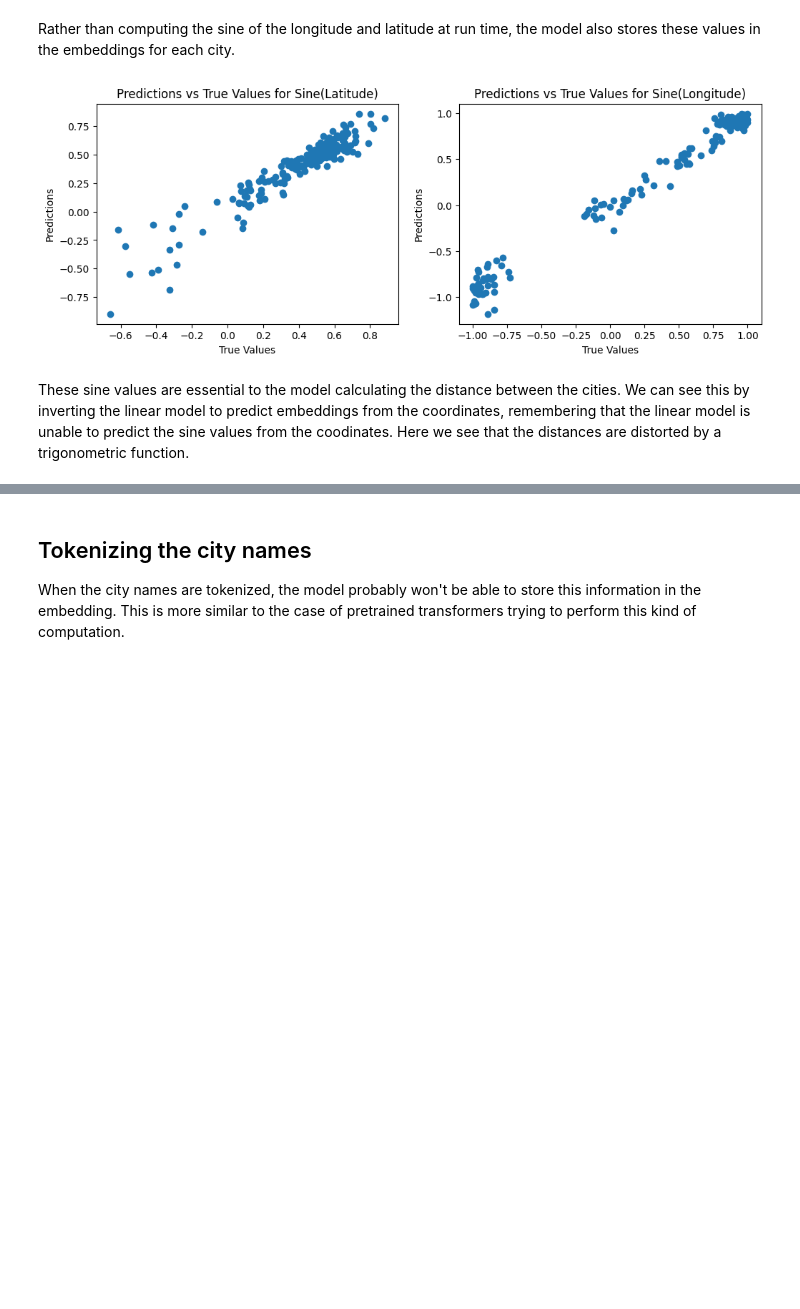
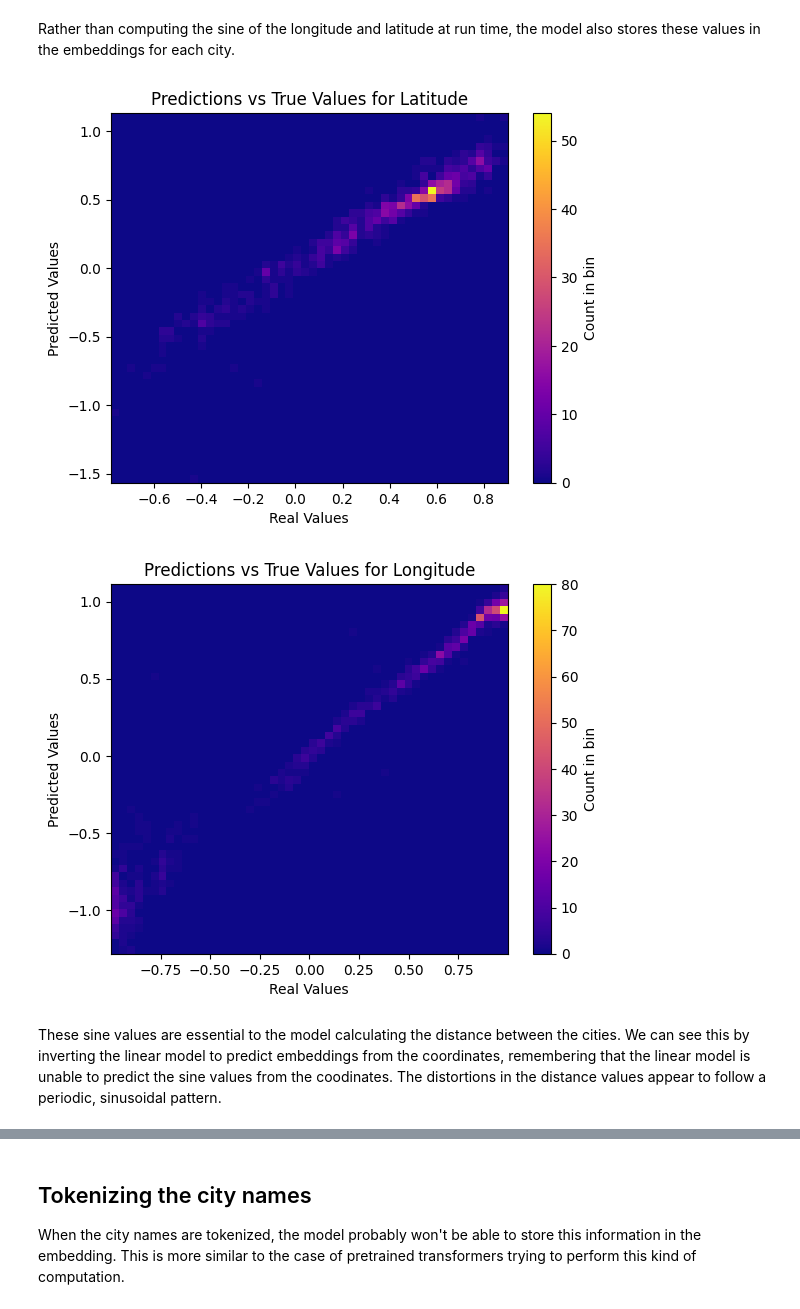
Before and after one commit to pleask/llm-geography, a Jupyter notebook: analysis.ipynb, the cells around one changed output, grey strips where cells are left out. Drawn from its saved outputs; the diff is of its cells as text; code cells hidden in the pictures; blank space fills up the shorter version.

```diff
--- a/analysis.ipynb
+++ b/analysis.ipynb
@@ -150,23 +133,22 @@ for param in model.embedding.parameters():
     embeddings = param.detach().cpu().numpy()
     break
 
-sine_coords = [d[1] for d in coordinate_dataset]
+coords = [d[1] for d in coordinate_dataset]
 
-X_train, X_test, y_train, y_test = train_test_split(embeddings, sine_coords, test_size=0.2, random_state=42)
-embedding_coordinate_linear_regressor = Ridge()
-embedding_coordinate_linear_regressor.fit(X_train, y_train)
+def coordinate_regression(X, y):
+    X_train, X_test, y_train, y_test = train_test_split(X, y, test_size=0.2, random_state=42)
+    reg = Ridge()
+    reg.fit(X_train, y_train)
 
-y_pred = embedding_coordinate_linear_regressor.predict(X_test)
+    y_pred = reg.predict(X_test)
 
-y_test = np.array(y_test)
-y_pred = np.array(y_pred)
+    y_test = np.array(y_test)
+    y_pred = np.array(y_pred)
 
-fig, axs = plt.subplots(1, 2, figsize=(12, 4))
-coordinate_columns = ['Latitude', 'Longitude']
+    hist_plot(y_test[:, 0], y_pred[:, 0], f'Predictions vs True Values for Latitude', 'Real Values', 'Predicted Values')
+    hist_plot(y_test[:, 1], y_pred[:, 1], f'Predictions vs True Values for Longitude', 'Real Values', 'Predicted Values')
 
-for i, ax in enumerate(axs.flatten()):
-    ax.hist2d(y_test[:, i], y_pred[:, i], bins=50, cmap='inferno')
-    ax.set_xlabel('Real Values')
-    ax.set_ylabel('Predicted Values')
-    ax.set_title(f'Predictions vs True Values for {coordinate_columns[i]}')
+    return reg
+
+coordinate_regression(embeddings, coords)
 # %% [output]
@@ -208,46 +178,31 @@ Rather than computing the sine of the longitude and latitude at run time, the mo
 # %%
 import math
 
 import matplotlib.pyplot as plt
 import numpy as np
 from sklearn.linear_model import Ridge
 from sklearn.model_selection import train_test_split
 
 from dataset import CoordinateDataset
 
 coordinate_dataset = CoordinateDataset(DATASET)
 
 for col in ['Latitude', 'Longitude']:
     coordinate_dataset.df[col] = coordinate_dataset.df[col].apply(lambda x: math.sin(math.radians(x)))
 
 embeddings = None
 for param in model.embedding.parameters():
     embeddings = param.detach().cpu().numpy()
     break
 
 sine_coords = [d[1] for d in coordinate_dataset]
 
-X_train, X_test, y_train, y_test = train_test_split(embeddings, sine_coords, test_size=0.2, random_state=42)
-linear_regressor = Ridge()
-linear_regressor.fit(X_train, y_train)
-
-y_pred = linear_regressor.predict(X_test)
-
-y_test = np.array(y_test)
-y_pred = np.array(y_pred)
-
-fig, axs = plt.subplots(1, 2, figsize=(12, 4))
-coordinate_columns = ['Sine(Latitude)', 'Sine(Longitude)']
-
-for i, ax in enumerate(axs.flatten()):
-    ax.scatter(y_test[:, i], y_pred[:, i])
-    ax.set_xlabel('True Values')
-    ax.set_ylabel('Predictions')
-    ax.set_title(f'Predictions vs True Values for {coordinate_columns[i]}')
+reg = coordinate_regression(embeddings, sine_coords)
 # %% [output]
-[figure, old version]
+[figure, new version]
+[figure, added]
 # %% [markdown]
-These sine values are essential to the model calculating the distance between the cities. We can see this by inverting the linear model to predict embeddings from the coordinates, remembering that the linear model is unable to predict the sine values from the coodinates. Here we see that the distances are distorted by a trigonometric function.
+These sine values are essential to the model calculating the distance between the cities. We can see this by inverting the linear model to predict embeddings from the coordinates, remembering that the linear model is unable to predict the sine values from the coodinates. The distortions in the distance values appear to follow a periodic, sinusoidal pattern.
 # %%
 import numpy as np
 from tqdm.notebook import tqdm
```
Also changed, not shown: parts of 16 cells of this notebook, 3 other files.
